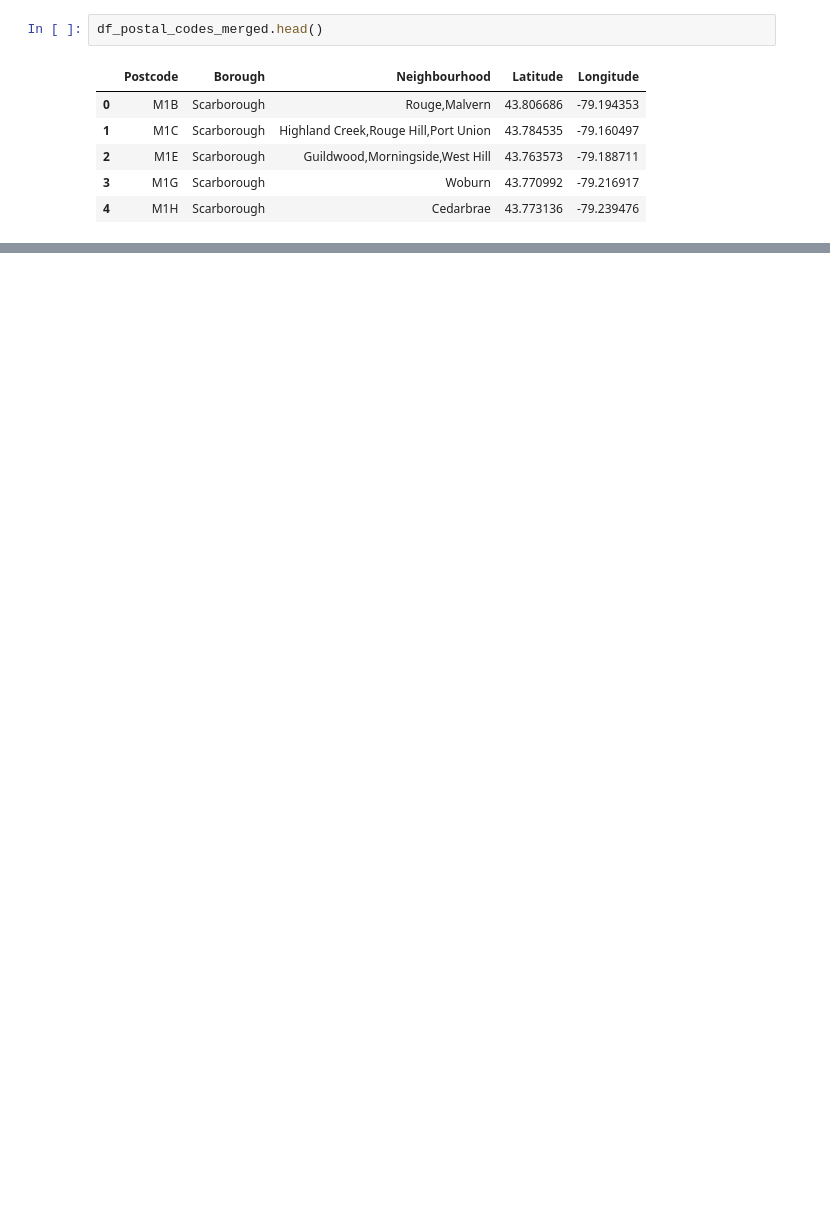
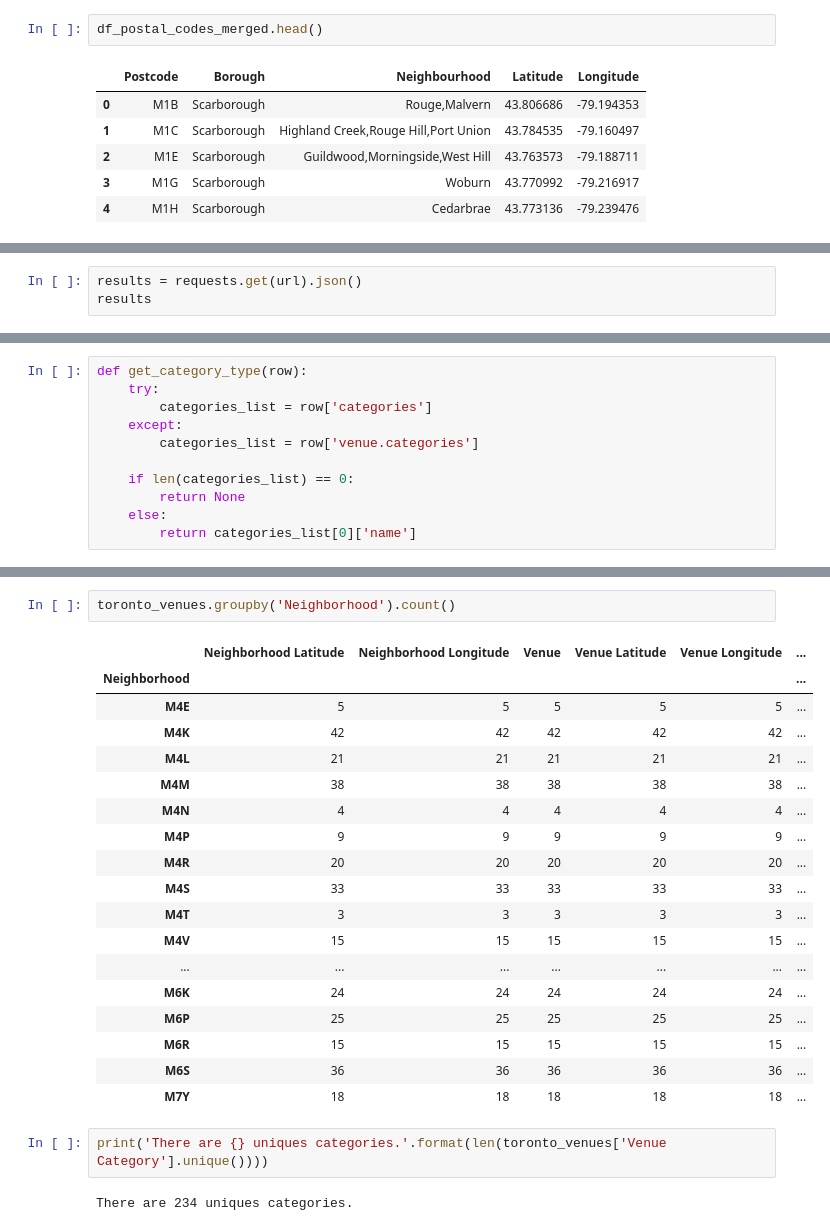
Before and after one commit to gkale1969/Coursera_Capstone, a Jupyter notebook: Capstone Week 3 Assignment.ipynb, the cells around one changed output, grey strips where cells are left out. Saved outputs shown, nothing was run; the diff lists cells and outputs as text; blank space fills up the shorter version.

```diff
--- a/Capstone Week 3 Assignment.ipynb
+++ b/Capstone Week 3 Assignment.ipynb
@@ -156,0 +349,3 @@ df_postal_codes_merged.head()
+# %%
+results = requests.get(url).json()
+results
@@ -156,0 +370,11 @@ df_postal_codes_merged.head()
+# %%
+def get_category_type(row):
+    try:
+        categories_list = row['categories']
+    except:
+        categories_list = row['venue.categories']
+
+    if len(categories_list) == 0:
+        return None
+    else:
+        return categories_list[0]['name']
@@ -156,0 +482,25 @@ df_postal_codes_merged.head()
+# %%
+toronto_venues.groupby('Neighborhood').count()
+# %% [output]
+|  | Neighborhood Latitude | Neighborhood Longitude | Venue | Venue Latitude | Venue Longitude | ... |
+| Neighborhood |  |  |  |  |  | ... |
+| M4E | 5 | 5 | 5 | 5 | 5 | ... |
+| M4K | 42 | 42 | 42 | 42 | 42 | ... |
+| M4L | 21 | 21 | 21 | 21 | 21 | ... |
+| M4M | 38 | 38 | 38 | 38 | 38 | ... |
+| M4N | 4 | 4 | 4 | 4 | 4 | ... |
+| M4P | 9 | 9 | 9 | 9 | 9 | ... |
+| M4R | 20 | 20 | 20 | 20 | 20 | ... |
+| M4S | 33 | 33 | 33 | 33 | 33 | ... |
+| M4T | 3 | 3 | 3 | 3 | 3 | ... |
+| M4V | 15 | 15 | 15 | 15 | 15 | ... |
+| ... | ... | ... | ... | ... | ... | ... |
+| M6K | 24 | 24 | 24 | 24 | 24 | ... |
+| M6P | 25 | 25 | 25 | 25 | 25 | ... |
+| M6R | 15 | 15 | 15 | 15 | 15 | ... |
+| M6S | 36 | 36 | 36 | 36 | 36 | ... |
+| M7Y | 18 | 18 | 18 | 18 | 18 | ... |
+# %%
+print('There are {} uniques categories.'.format(len(toronto_venues['Venue Category'].unique())))
+# %% [output]
+There are 234 uniques categories.
```
Also changed, not shown: parts of 46 cells of this notebook.
